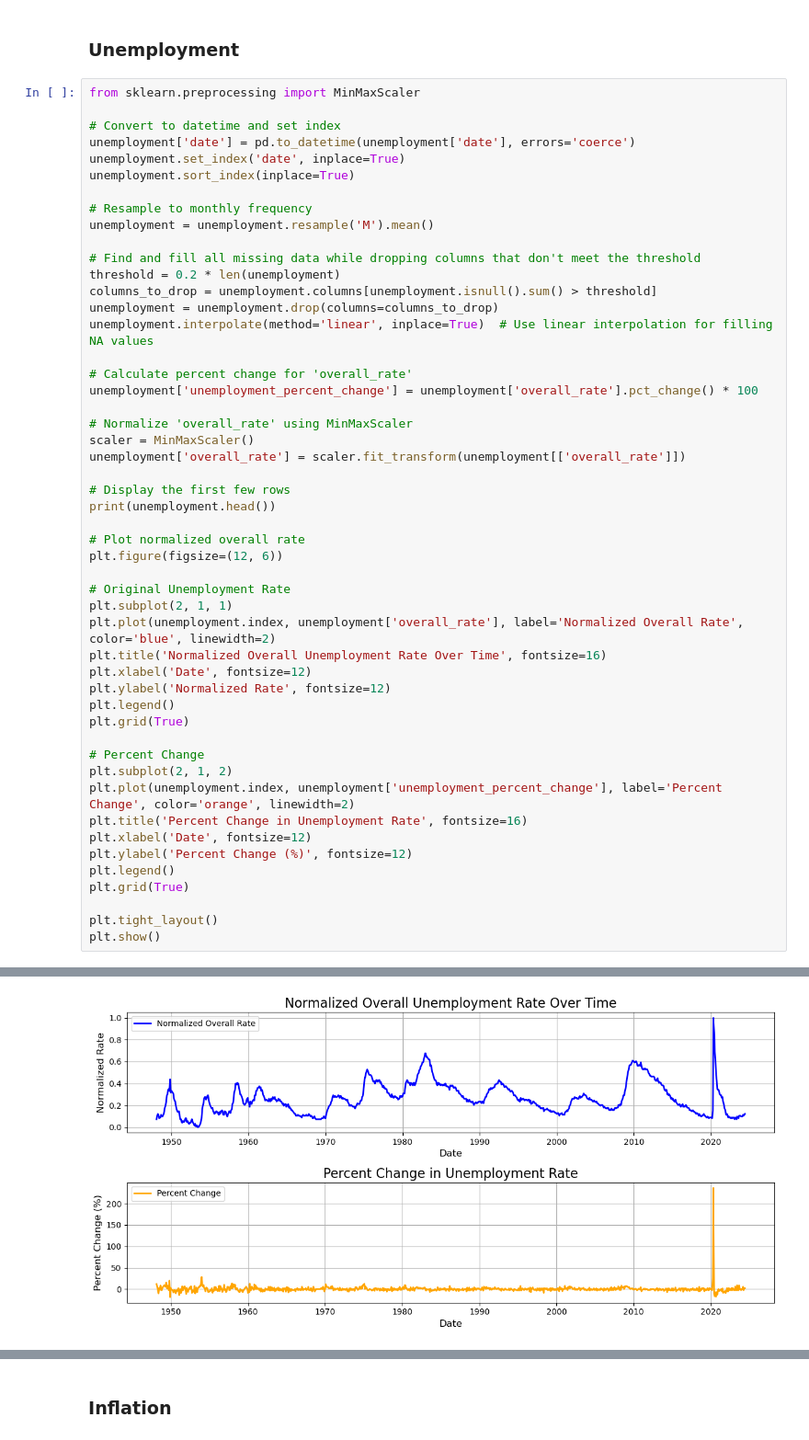
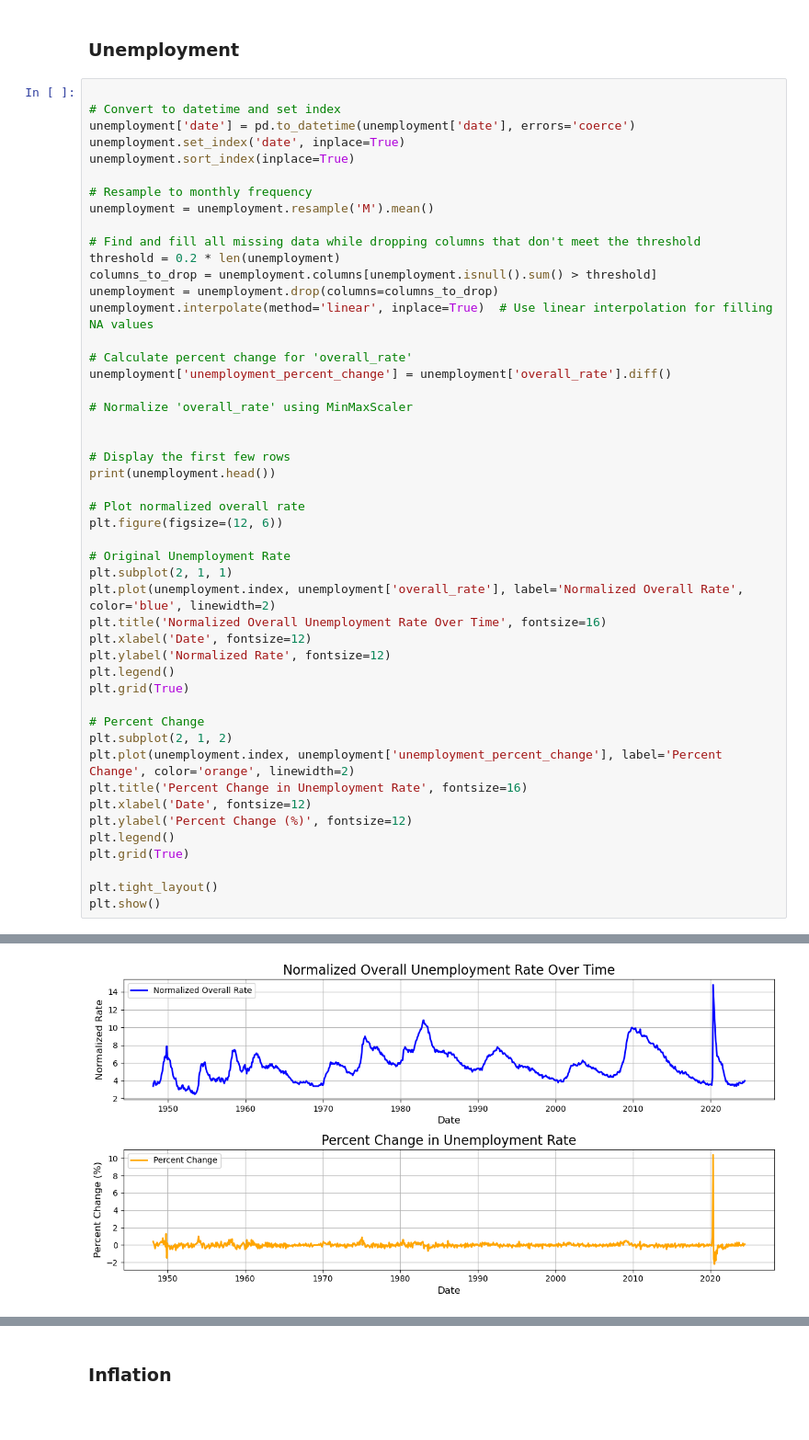
Before and after one commit to ChrisLato/AISE-4010-Project, a Jupyter notebook: Data Pre-processing.ipynb, the cells around one changed output, grey strips where cells are left out. Shown at 92% size. Saved outputs shown, nothing was run; the diff lists cells and outputs as text.

```diff
--- a/Data Pre-processing.ipynb
+++ b/Data Pre-processing.ipynb
@@ -91,7 +260,6 @@ plt.show()
 # %% [markdown]
 ### Unemployment
 # %%
-from sklearn.preprocessing import MinMaxScaler
 
 # Convert to datetime and set index
 unemployment['date'] = pd.to_datetime(unemployment['date'], errors='coerce')
@@ -108,11 +276,10 @@ unemployment = unemployment.drop(columns=columns_to_drop)
 unemployment.interpolate(method='linear', inplace=True)  # Use linear interpolation for filling NA values
 
 # Calculate percent change for 'overall_rate'
-unemployment['unemployment_percent_change'] = unemployment['overall_rate'].pct_change() * 100
+unemployment['unemployment_percent_change'] = unemployment['overall_rate'].diff()
 
 # Normalize 'overall_rate' using MinMaxScaler
-scaler = MinMaxScaler()
-unemployment['overall_rate'] = scaler.fit_transform(unemployment[['overall_rate']])
+
 
 # Display the first few rows
 print(unemployment.head())
@@ -159,3 +326,3 @@ date
 
 [5 rows x 25 columns]
-[figure, old version]
+[figure, new version]
```
Also changed, not shown: parts of 17 cells of this notebook.
